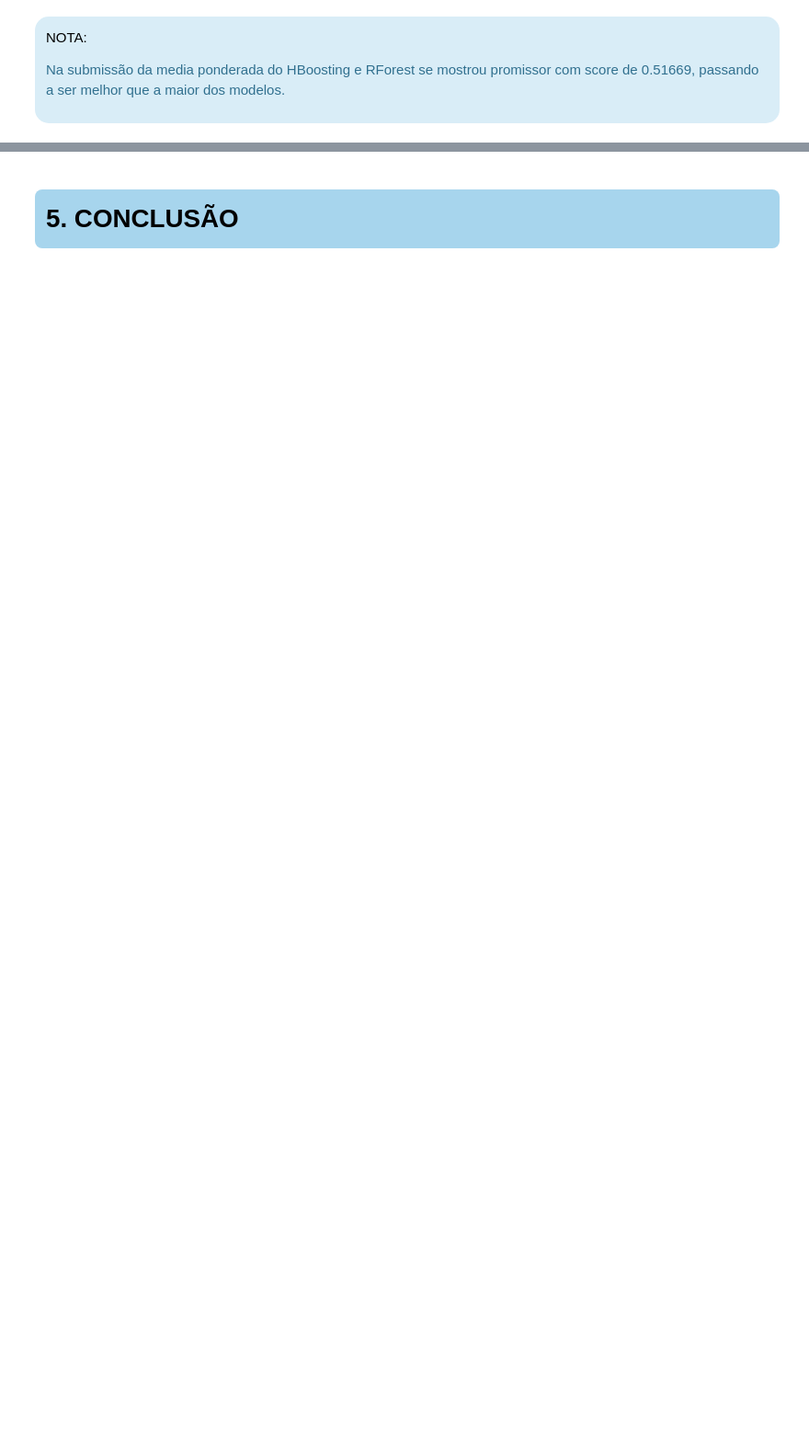
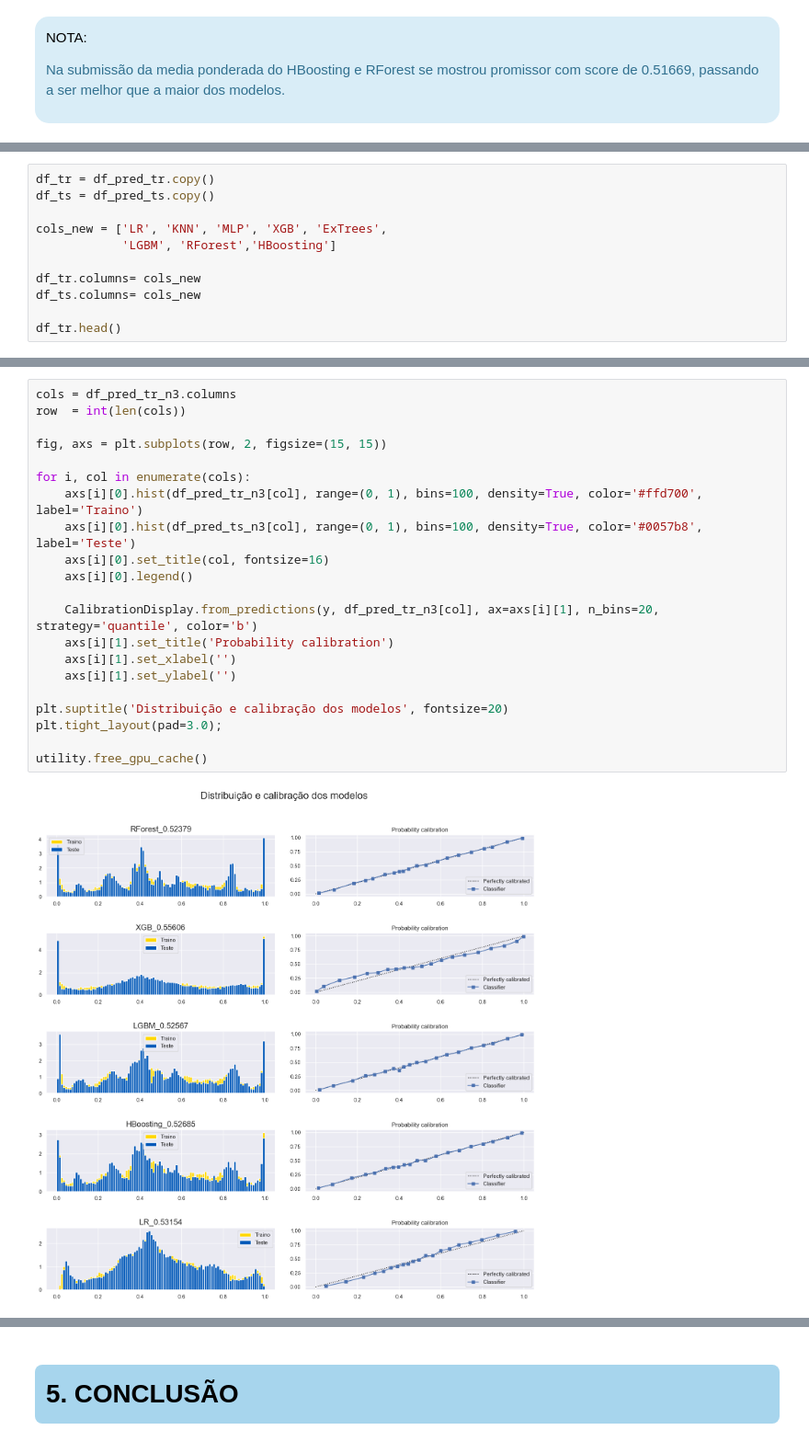
Before and after one commit to rogeriodelfim/Competicoes, a Jupyter notebook: Kaggle/Tabular Playground Series/2022/10 - Novembro/01. EDA.ipynb, the cells around one changed output, grey strips where cells are left out. Shown at 92% size. Saved outputs shown, nothing was run; the diff lists cells and outputs as text; blank space fills up the shorter version.

```diff
--- a/Kaggle/Tabular Playground Series/2022/10 - Novembro/01. EDA.ipynb
+++ b/Kaggle/Tabular Playground Series/2022/10 - Novembro/01. EDA.ipynb
@@ -1765,0 +1784,11 @@ Para o segundo nível vamos utlizar <b>Hboosting</b>.
+# %%
+df_tr = df_pred_tr.copy()
+df_ts = df_pred_ts.copy()
+
+cols_new = ['LR', 'KNN', 'MLP', 'XGB', 'ExTrees',
+            'LGBM', 'RForest','HBoosting']
+
+df_tr.columns= cols_new
+df_ts.columns= cols_new
+
+df_tr.head()
@@ -1791,0 +1864,23 @@ ValueError: ignored
+# %%
+cols = df_pred_tr_n3.columns
+row  = int(len(cols))
+
+fig, axs = plt.subplots(row, 2, figsize=(15, 15))
+
+for i, col in enumerate(cols):
+    axs[i][0].hist(df_pred_tr_n3[col], range=(0, 1), bins=100, density=True, color='#ffd700', label='Traino')
+    axs[i][0].hist(df_pred_ts_n3[col], range=(0, 1), bins=100, density=True, color='#0057b8', label='Teste')
+    axs[i][0].set_title(col, fontsize=16)
+    axs[i][0].legend()
+
+    CalibrationDisplay.from_predictions(y, df_pred_tr_n3[col], ax=axs[i][1], n_bins=20, strategy='quantile', color='b')
+    axs[i][1].set_title('Probability calibration')
+    axs[i][1].set_xlabel('')
+    axs[i][1].set_ylabel('')
+
+plt.suptitle('Distribuição e calibração dos modelos', fontsize=20)
+plt.tight_layout(pad=3.0);
+
+utility.free_gpu_cache()
+# %% [output]
+[figure, added]
```
Also changed, not shown: parts of 48 cells of this notebook, 3 other files.
